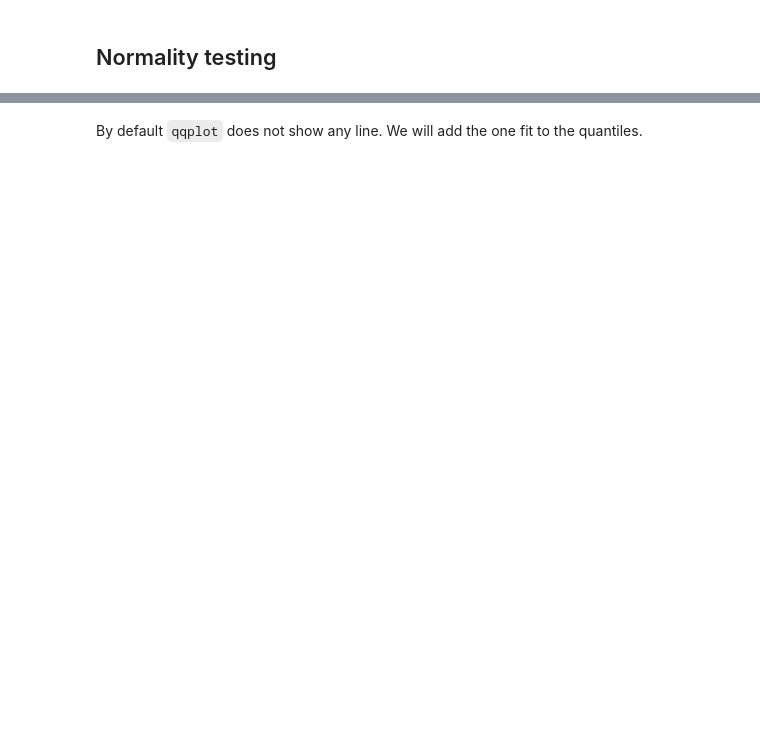
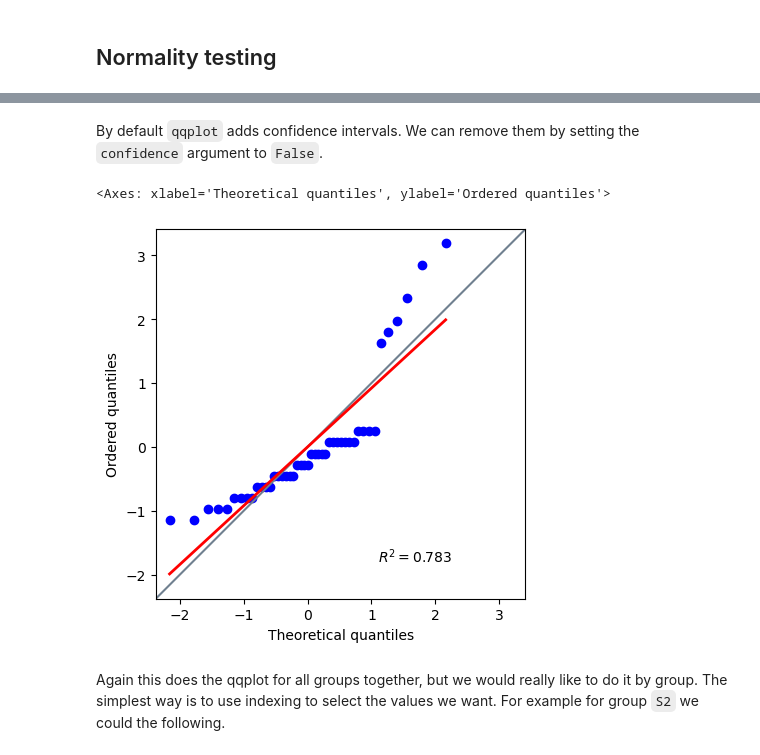
Before and after one commit to UBC-PATH/PATH548L-2025, a Jupyter notebook: worksheets/python/worksheet_2_descriptive_statistics.ipynb, the cells around one changed output, grey strips where cells are left out. Saved outputs shown, nothing was run; the diff lists cells and outputs as text; code cells hidden in the pictures; blank space fills up the shorter version.

```diff
--- a/worksheets/python/worksheet_2_descriptive_statistics.ipynb
+++ b/worksheets/python/worksheet_2_descriptive_statistics.ipynb
@@ -167,4 +308,13 @@ sm.qqplot(df.loc[df["group"] == "S2", "value"]);
+# %% [markdown]
+By default `qqplot` adds confidence intervals.
+We can remove them by setting the `confidence` argument to `False`.
+# %%
+pg.qqplot(df["value"], confidence=False)
+# %% [output]
+<Axes: xlabel='Theoretical quantiles', ylabel='Ordered quantiles'>
+[figure, added]
 # %% [markdown]
-By default `qqplot` does not show any line.
-We will add the one fit to the quantiles.
+Again this does the qqplot for all groups together, but we would really like to do it by group.
+The simplest way is to use indexing to select the values we want.
+For example for group `S2` we could the following.
 # %%
```
Also changed, not shown: parts of 40 cells of this notebook, 1 other file.
